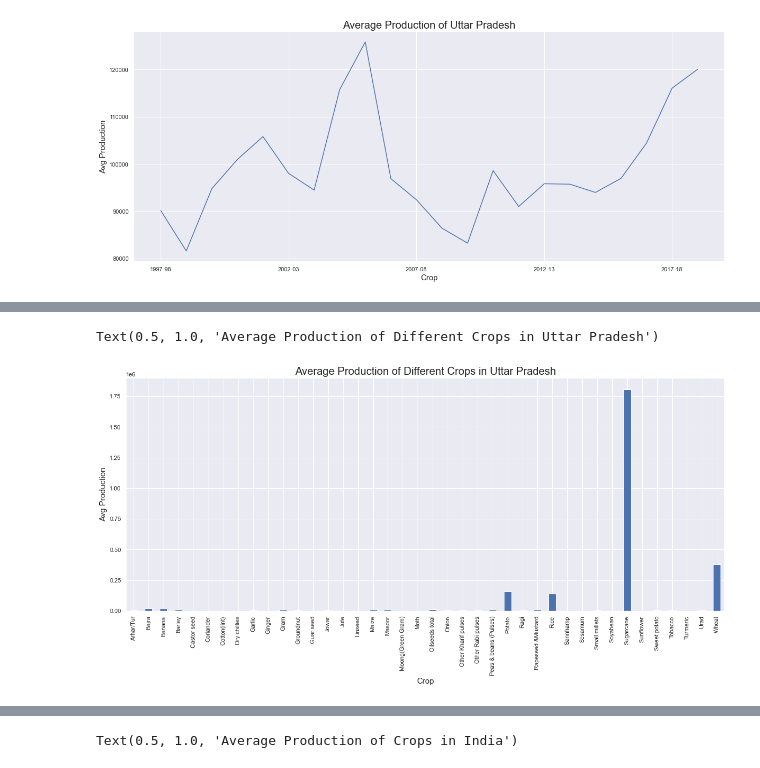
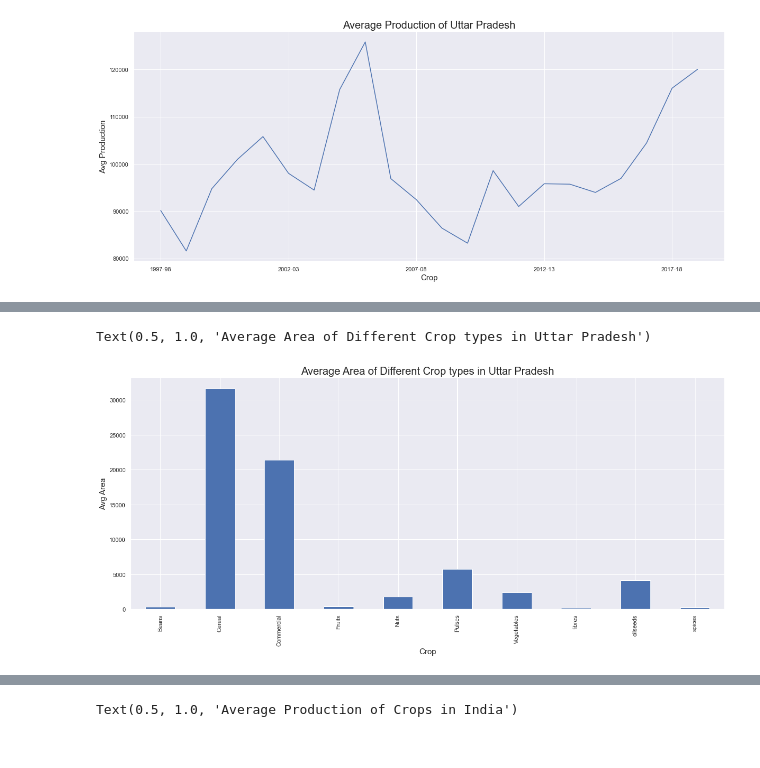
Before and after one commit to ank232/Crop-Analysis-Project-, a Jupyter notebook: eda new_data-set.ipynb, the cells around one changed output, grey strips where cells are left out. Saved outputs shown, nothing was run; the diff lists cells and outputs as text; code cells hidden in the pictures.

Commit message:
updating data plots and notebook

```diff
--- a/eda new_data-set.ipynb
+++ b/eda new_data-set.ipynb
@@ -150,8 +239,9 @@ Text(0.5, 1.0, 'Average Production of Uttar Pradesh')
 # %%
-data_up.groupby('Crop')['New Production'].mean().plot.bar()
+data_up.groupby('cat_crop')['Area'].mean().plot.bar()
 plt.xlabel('Crop',fontsize='15')
-plt.ylabel('Avg Production',fontsize='15')
-plt.title('Average Production of Different Crops in Uttar Pradesh',fontsize='20')
+plt.ylabel('Avg Area',fontsize='15')
+#plt.yscale('log')
+plt.title('Average Area of Different Crop types in Uttar Pradesh',fontsize='20')
 # %% [output]
-Text(0.5, 1.0, 'Average Production of Different Crops in Uttar Pradesh')
+Text(0.5, 1.0, 'Average Area of Different Crop types in Uttar Pradesh')
-[figure, old version]
+[figure, new version]
```
Also changed, not shown: parts of 54 cells of this notebook, 8 other files.
